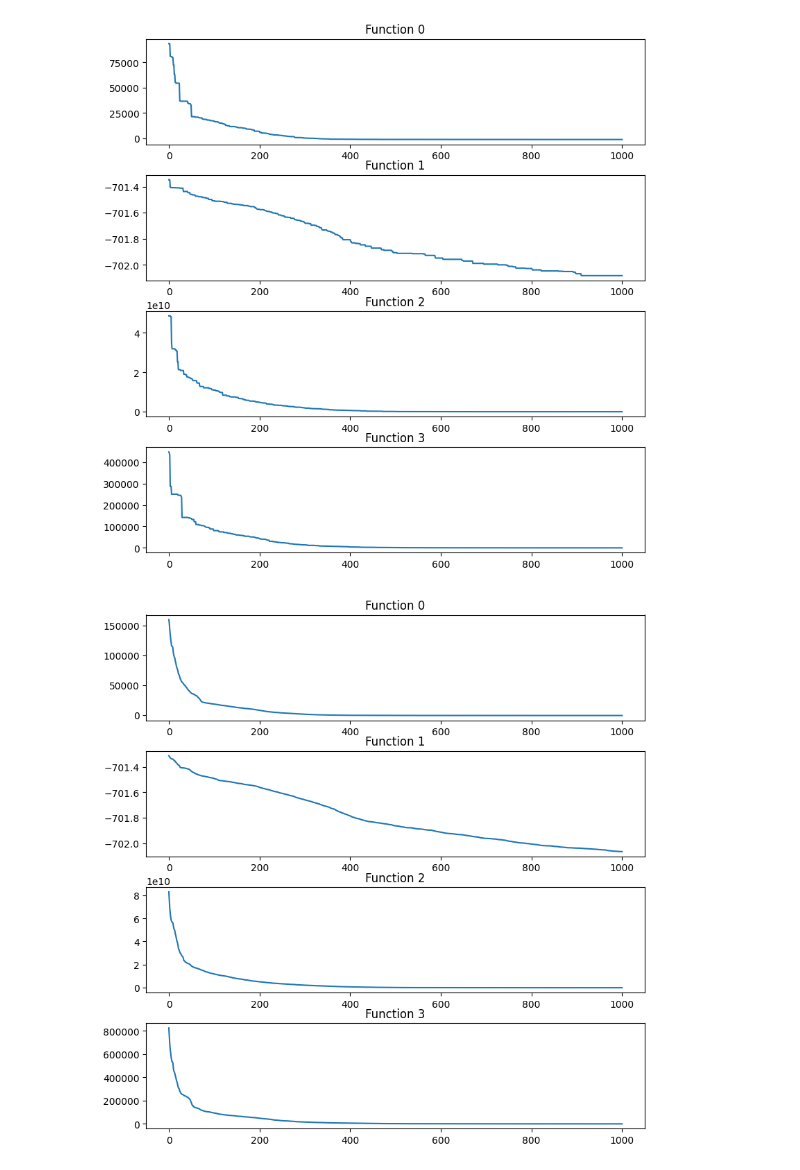
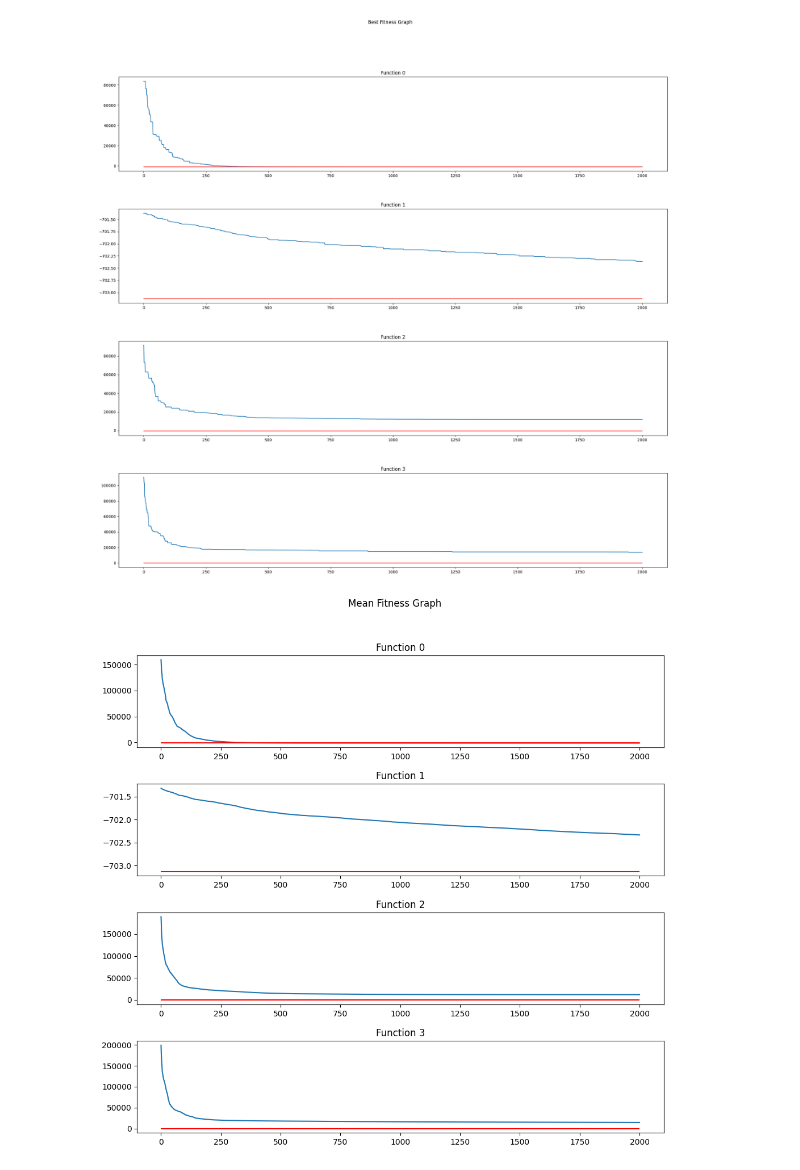
Before and after one commit to vuanhhuyhlqn/amfea, a Jupyter notebook: test.ipynb, the cells around one changed output. Cells and saved outputs as stored; diff of their text form; code cells hidden in the pictures.

Commit message:
some plotting

```diff
--- a/test.ipynb
+++ b/test.ipynb
@@ -15,5 +14,5 @@ The autoreload extension is already loaded. To reload it, use:
 gnbg_tasks = []
 gnbg_tasks.append(GNBGTask(1))
 gnbg_tasks.append(GNBGTask(2))
-gnbg_tasks.append(GNBGTask(3))
-gnbg_tasks.append(GNBGTask(4))
+gnbg_tasks.append(GNBGTask(10))
+gnbg_tasks.append(GNBGTask(11))
@@ -20,8 +27,8 @@ gnbg_tasks.append(GNBGTask(4))
 # %%
-crossover = BLXCrossover(alpha=0.3)
-mutation = AdditiveMutation(bound=100.0, delta=3.0)
-rmp = NormalRMP(default_rmp_value=0.4)
-num_indis_per_task = 100
+crossover = BLXCrossover(alpha=0.5)
+mutation = AdditiveMutation(bound=100.0, delta=2.0)
+rmp = NormalRMP(default_rmp_value=0.3)
+num_indis_per_task = 150
 indi_len = 30
 bound = 100.0
 a = AMFEA(num_indis_per_task, indi_len, bound, gnbg_tasks, crossover, mutation, rmp)
@@ -45,5 +52,5 @@ Mean Fitness: 913268.637948912
 # %%
-bfs, mfs = a.fit(1000, monitor_rate=200)
+bfs, mfs = a.fit(2000, monitor_rate=200)
 # %% [output]
 Gen 0
 Task 0:
@@ -65,23 +72,31 @@ Mean Fitness: -283.8344836425781
 # %%
 fig, axes = plt.subplots(4)
-fig.set_figwidth(8)
-fig.set_figheight(8)
+fig.set_figwidth(10)
+fig.set_figheight(10)
 fig.tight_layout()
+fig.suptitle("Best Fitness Graph")
+fig.subplots_adjust(top=0.88)
+plt.subplots_adjust(hspace=0.4)
 for i in range(4):
     axes[i].set_title("Function {0}".format(i))
     axes[i].plot(bfs[i])
+    axes[i].hlines(gnbg_tasks[i].gnbg.OptimumValue, 0, len(bfs[i]), color="red")
 # %% [output]
-[figure, old version]
+[figure, new version]
 # %%
 fig, axes = plt.subplots(4)
-fig.set_figwidth(8)
-fig.set_figheight(8)
+fig.set_figwidth(10)
+fig.set_figheight(10)
 fig.tight_layout()
+fig.suptitle("Mean Fitness Graph")
+fig.subplots_adjust(top=0.88)
+plt.subplots_adjust(hspace=0.4)
 for i in range(4):
     axes[i].set_title("Function {0}".format(i))
     axes[i].plot(mfs[i])
+    axes[i].hlines(gnbg_tasks[i].gnbg.OptimumValue, 0, len(mfs[i]), color="red")
 # %% [output]
-[figure, old version]
+[figure, new version]
 # %%
 gnbg_task = GNBGTask(2)
 x = np.random.uniform(-100, 100, size=30)
```
Also changed, not shown: parts of 8 cells of this notebook, 2 other files.
